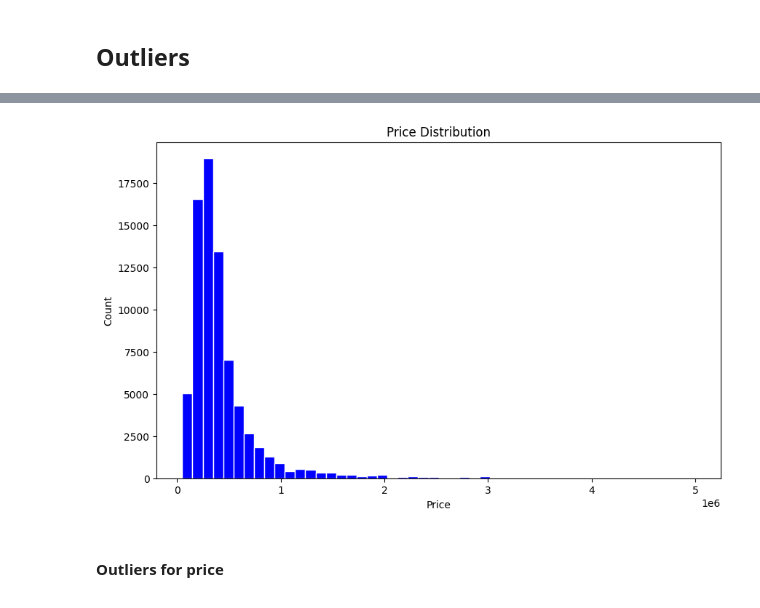
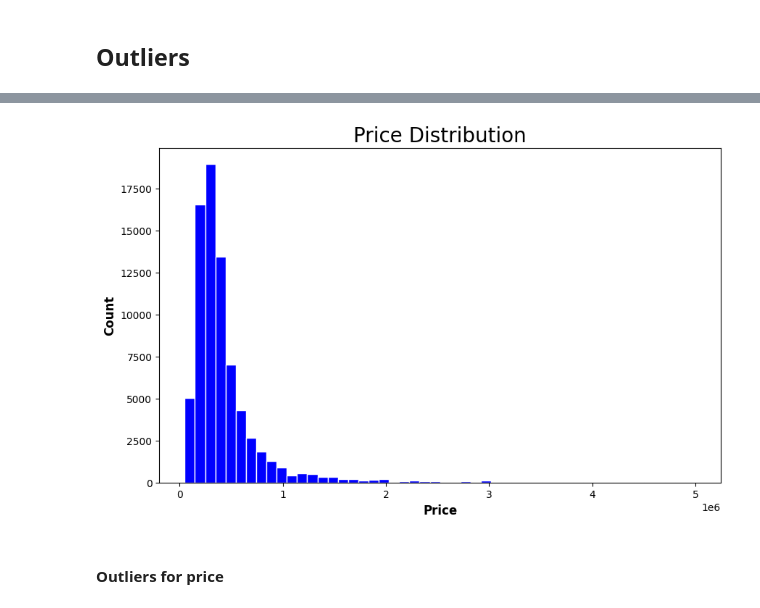
Before and after one commit to hermstefanny/immo-eliza-analysis, a Jupyter notebook: eda_draft.ipynb, the cells around one changed output, grey strips where cells are left out. Saved outputs shown, nothing was run; the diff lists cells and outputs as text; code cells hidden in the pictures.

```diff
--- a/eda_draft.ipynb
+++ b/eda_draft.ipynb
@@ -102,13 +102,15 @@ plt.show()
 # %%
 plt.figure(figsize=(10, 6))
 plt.hist(df_encoded['price'], bins=50,  color='blue', edgecolor='white')
-plt.title('Price Distribution')
-plt.xlabel('Price')
-plt.ylabel('Count')
+plt.title('Price Distribution', fontsize=20)
+plt.xlabel('Price',  fontsize=12, weight='bold')
+plt.ylabel('Count' , fontsize=12, weight='bold')
+plt.xticks(fontsize=10)
+plt.yticks(fontsize=10 )
 plt.savefig('images/price_distribution.png')
 plt.show()
 # %% [output]
-[figure, old version]
+[figure, new version]
 # %% [markdown]
 #### Outliers for price
 # %%
```
Also changed, not shown: parts of 17 cells of this notebook, 1 other file.
